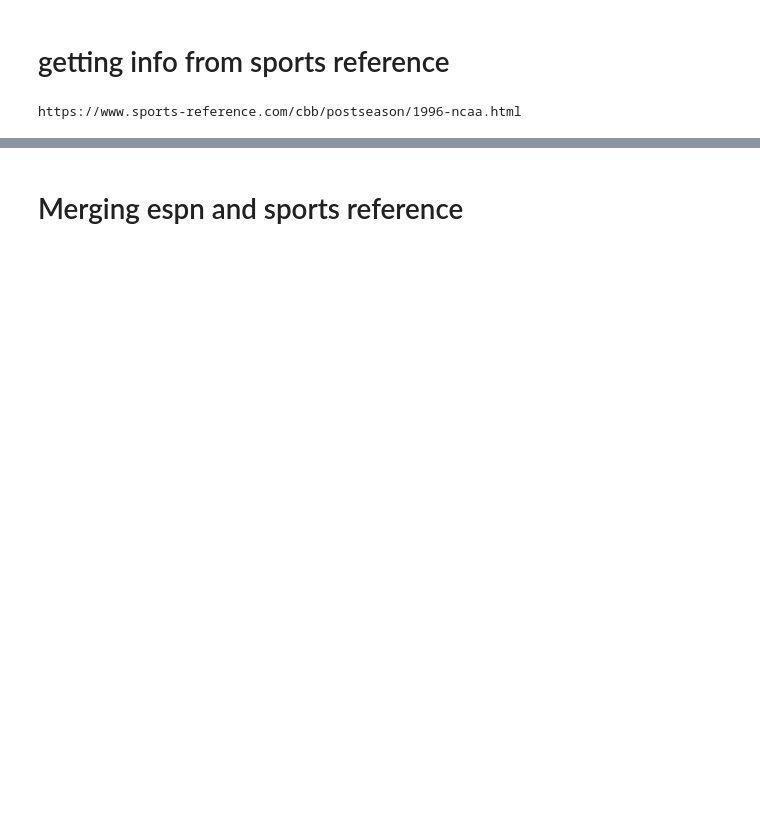
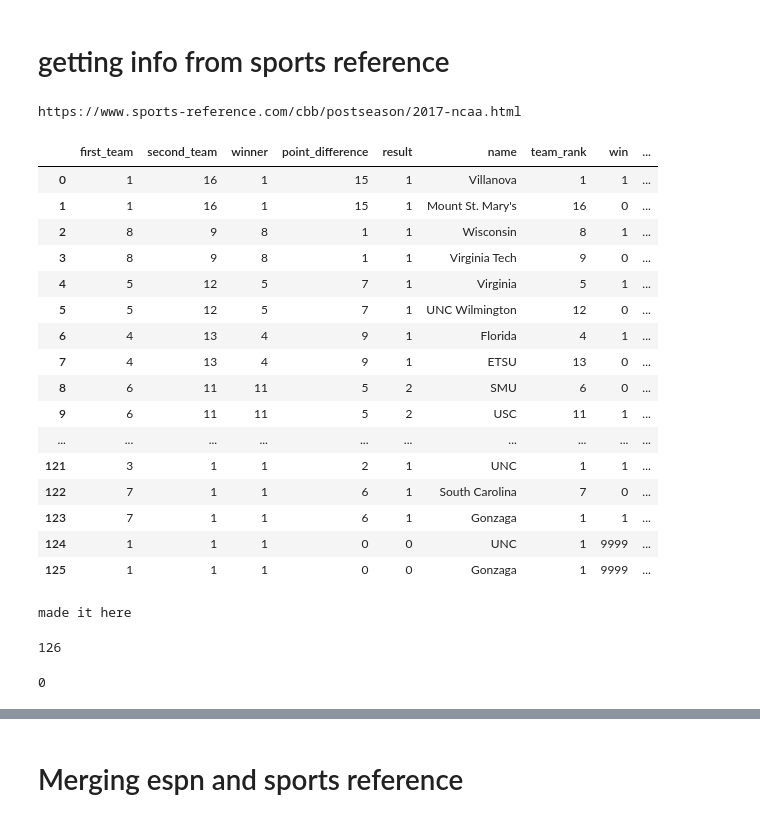
Before and after one commit to amazurek1/march_madness_predictions, a Jupyter notebook: Good_jupyter_notebooks/Remembering_myWork-Copy1.ipynb, the cells around one changed output, grey strips where cells are left out. Cells and saved outputs as stored; diff of their text form; code cells hidden in the pictures; blank space fills up the shorter version.

```diff
--- a/Good_jupyter_notebooks/Remembering_myWork-Copy1.ipynb
+++ b/Good_jupyter_notebooks/Remembering_myWork-Copy1.ipynb
@@ -203,12 +203,54 @@ def everything (link):
     newdf2['index']=list(range(0,126))
     return newdf2
 # %%
-newdf2=everything ('https://www.sports-reference.com/cbb/postseason/1996-ncaa.html')
+newdf2=everything ('https://www.sports-reference.com/cbb/postseason/2017-ncaa.html')
 # %% [output]
-https://www.sports-reference.com/cbb/postseason/1996-ncaa.html
+https://www.sports-reference.com/cbb/postseason/2017-ncaa.html
 # %%
 year = []
 for thing in newdf2['first_team']:
-    year.append(1996)
+    year.append(2017)
 # %%
 newdf2['year']=year
+# %%
+newdf2
+# %% [output]
+|  | first_team | second_team | winner | point_difference | result | name | team_rank | win | ... |
+| 0 | 1 | 16 | 1 | 15 | 1 | Villanova | 1 | 1 | ... |
+| 1 | 1 | 16 | 1 | 15 | 1 | Mount St. Mary's | 16 | 0 | ... |
+| 2 | 8 | 9 | 8 | 1 | 1 | Wisconsin | 8 | 1 | ... |
+| 3 | 8 | 9 | 8 | 1 | 1 | Virginia Tech | 9 | 0 | ... |
+| 4 | 5 | 12 | 5 | 7 | 1 | Virginia | 5 | 1 | ... |
+| 5 | 5 | 12 | 5 | 7 | 1 | UNC Wilmington | 12 | 0 | ... |
+| 6 | 4 | 13 | 4 | 9 | 1 | Florida | 4 | 1 | ... |
+| 7 | 4 | 13 | 4 | 9 | 1 | ETSU | 13 | 0 | ... |
+| 8 | 6 | 11 | 11 | 5 | 2 | SMU | 6 | 0 | ... |
+| 9 | 6 | 11 | 11 | 5 | 2 | USC | 11 | 1 | ... |
+| ... | ... | ... | ... | ... | ... | ... | ... | ... | ... |
+| 121 | 3 | 1 | 1 | 2 | 1 | UNC | 1 | 1 | ... |
+| 122 | 7 | 1 | 1 | 6 | 1 | South Carolina | 7 | 0 | ... |
+| 123 | 7 | 1 | 1 | 6 | 1 | Gonzaga | 1 | 1 | ... |
+| 124 | 1 | 1 | 1 | 0 | 0 | UNC | 1 | 9999 | ... |
+| 125 | 1 | 1 | 1 | 0 | 0 | Gonzaga | 1 | 9999 | ... |
+# %%
+#put this into
+other_team_seed = []
+i = 0
+for thing in list(newdf2['team_rank']):
+    if thing == list(newdf2['second_team'])[i]:
+        other_team_seed.append(list(newdf2['first_team'])[i])
+    elif thing == list(newdf2['first_team'])[i]:
+        other_team_seed.append(list(newdf2['second_team'])[i])
+    i+=1
+print('made it here')
+newdf2['other_team_seed']=other_team_seed
+# %% [output]
+made it here
+# %%
+len(list(newdf2['team_rank']))
+# %% [output]
+126
+# %%
+len(other_team_seed)
+# %% [output]
+0
```
Also changed, not shown: parts of 64 cells of this notebook, 2 other files.
